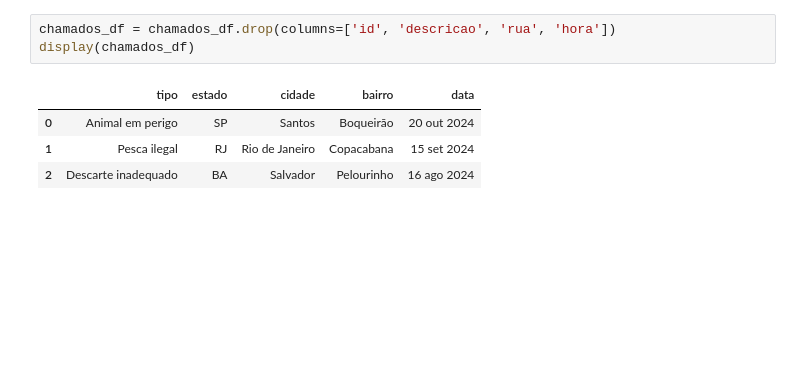
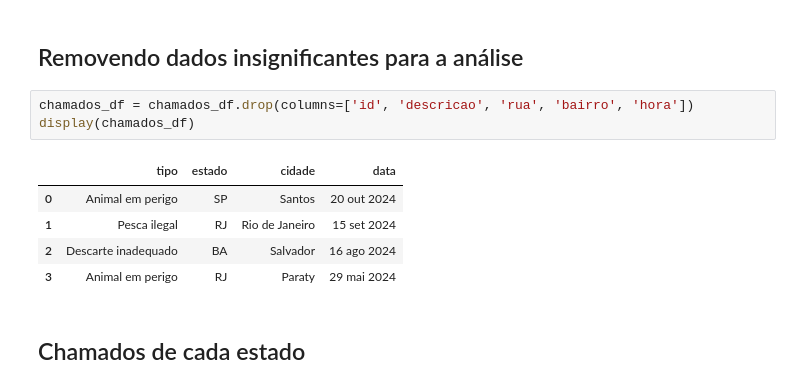
Before and after one commit to gabrielfalanga/gs-python, a Jupyter notebook: analise.ipynb, the cells around one changed output. Saved outputs shown, nothing was run; the diff lists cells and outputs as text; blank space fills up the shorter version.

```diff
--- a/analise.ipynb
+++ b/analise.ipynb
@@ -13,8 +18,13 @@ display(chamados_df)
+# %% [markdown]
+## Removendo dados insignificantes para a análise
 # %%
-chamados_df = chamados_df.drop(columns=['id', 'descricao', 'rua', 'hora'])
+chamados_df = chamados_df.drop(columns=['id', 'descricao', 'rua', 'bairro', 'hora'])
 display(chamados_df)
 # %% [output]
-|  | tipo | estado | cidade | bairro | data |
-| 0 | Animal em perigo | SP | Santos | Boqueirão | 20 out 2024 |
-| 1 | Pesca ilegal | RJ | Rio de Janeiro | Copacabana | 15 set 2024 |
-| 2 | Descarte inadequado | BA | Salvador | Pelourinho | 16 ago 2024 |
+|  | tipo | estado | cidade | data |
+| 0 | Animal em perigo | SP | Santos | 20 out 2024 |
+| 1 | Pesca ilegal | RJ | Rio de Janeiro | 15 set 2024 |
+| 2 | Descarte inadequado | BA | Salvador | 16 ago 2024 |
+| 3 | Animal em perigo | RJ | Paraty | 29 mai 2024 |
+# %% [markdown]
+## Chamados de cada estado
```
Also changed, not shown: parts of 4 cells of this notebook, 2 other files.
